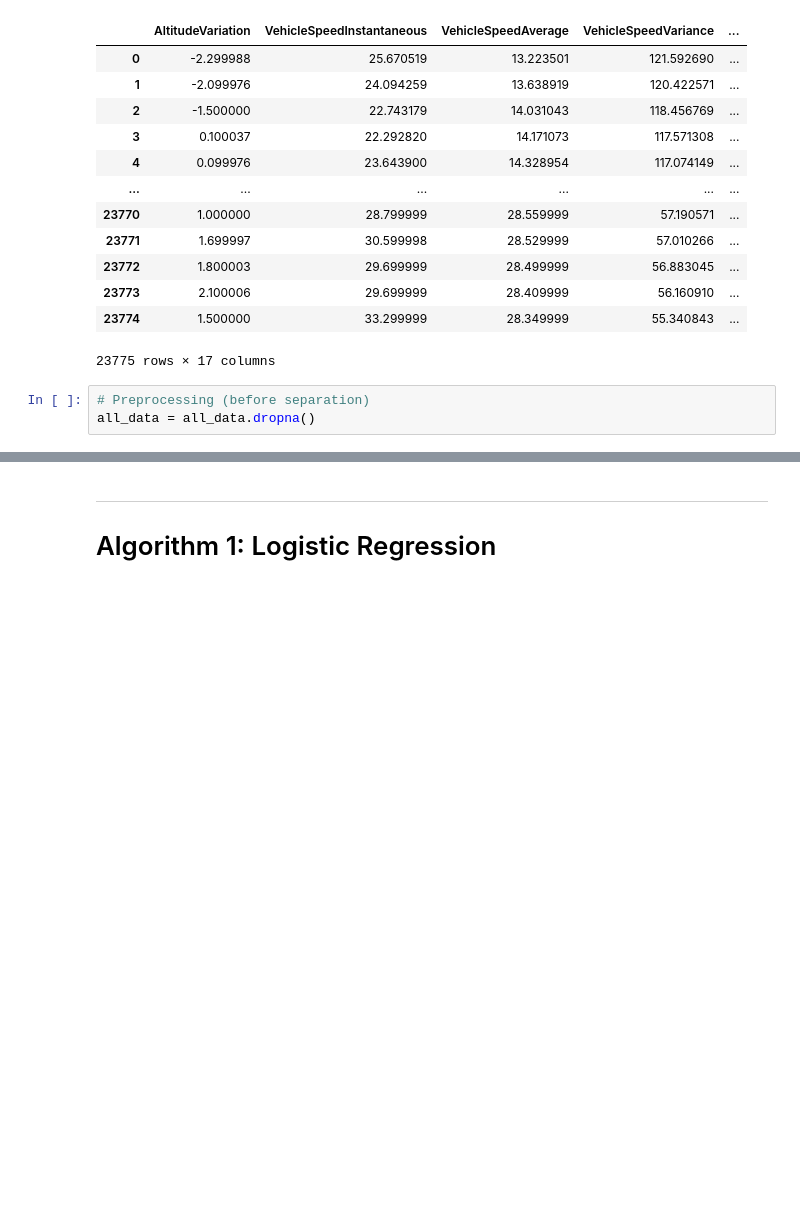
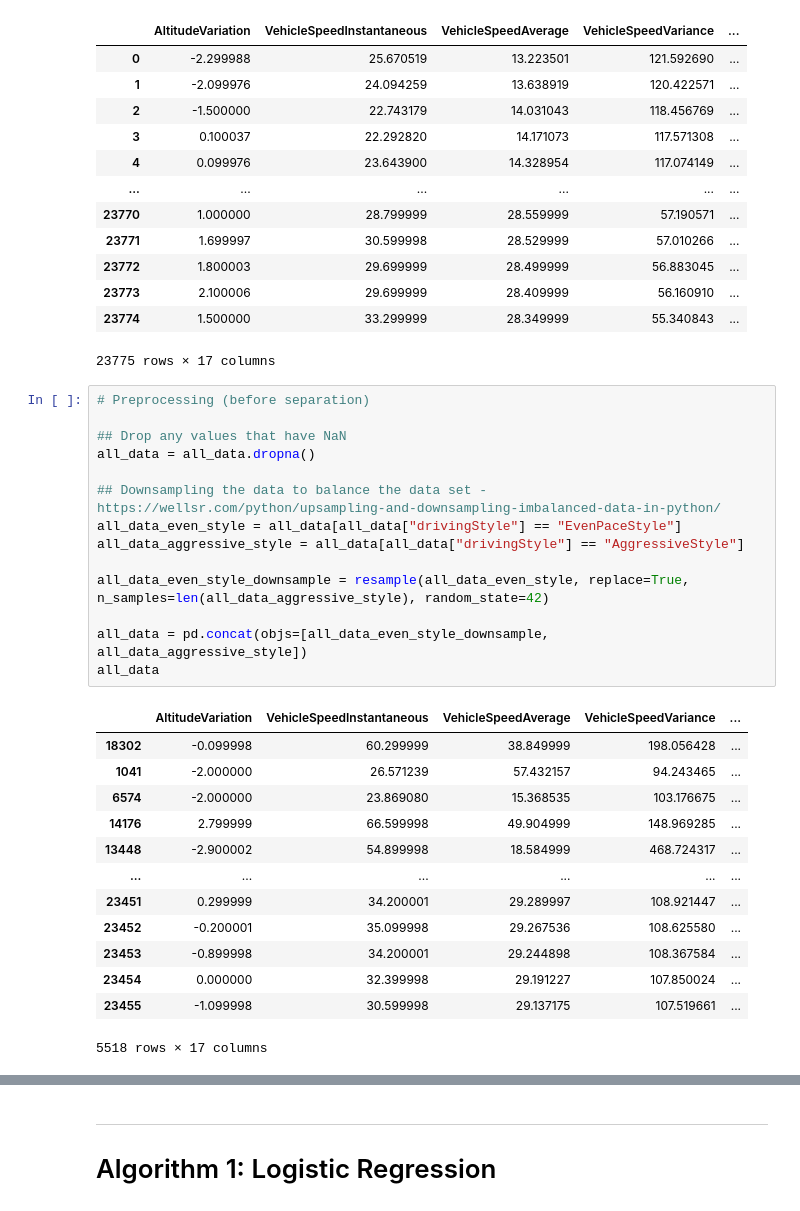
Before and after one commit to duechayapolgmit/gbui-projects-2024, a Jupyter notebook: assignment-1/development.ipynb, the cells around one changed output, grey strips where cells are left out. Saved outputs shown, nothing was run; the diff lists cells and outputs as text; blank space fills up the shorter version.

```diff
--- a/assignment-1/development.ipynb
+++ b/assignment-1/development.ipynb
@@ -38,8 +38,33 @@ all_data
 | 23773 | 2.100006 | 29.699999 | 28.409999 | 56.160910 | ... |
 | 23774 | 1.500000 | 33.299999 | 28.349999 | 55.340843 | ... |
 23775 rows × 17 columns
-# %%
-# Preprocessing (before separation)
-all_data = all_data.dropna()
+# %%
+# Preprocessing (before separation)
+
+## Drop any values that have NaN
+all_data = all_data.dropna()
+
+## Downsampling the data to balance the data set - https://wellsr.com/python/upsampling-and-downsampling-imbalanced-data-in-python/
+all_data_even_style = all_data[all_data["drivingStyle"] == "EvenPaceStyle"]
+all_data_aggressive_style = all_data[all_data["drivingStyle"] == "AggressiveStyle"]
+
+all_data_even_style_downsample = resample(all_data_even_style, replace=True, n_samples=len(all_data_aggressive_style), random_state=42)
+
+all_data = pd.concat(objs=[all_data_even_style_downsample, all_data_aggressive_style])
+all_data
+# %% [output]
+|  | AltitudeVariation | VehicleSpeedInstantaneous | VehicleSpeedAverage | VehicleSpeedVariance | ... |
+| 18302 | -0.099998 | 60.299999 | 38.849999 | 198.056428 | ... |
+| 1041 | -2.000000 | 26.571239 | 57.432157 | 94.243465 | ... |
+| 6574 | -2.000000 | 23.869080 | 15.368535 | 103.176675 | ... |
+| 14176 | 2.799999 | 66.599998 | 49.904999 | 148.969285 | ... |
+| 13448 | -2.900002 | 54.899998 | 18.584999 | 468.724317 | ... |
+| ... | ... | ... | ... | ... | ... |
+| 23451 | 0.299999 | 34.200001 | 29.289997 | 108.921447 | ... |
+| 23452 | -0.200001 | 35.099998 | 29.267536 | 108.625580 | ... |
+| 23453 | -0.899998 | 34.200001 | 29.244898 | 108.367584 | ... |
+| 23454 | 0.000000 | 32.399998 | 29.191227 | 107.850024 | ... |
+| 23455 | -1.099998 | 30.599998 | 29.137175 | 107.519661 | ... |
+5518 rows × 17 columns
 # %%
 # Determine X (input) and y (output) - y in this case, will be drivingStyle
```
Also changed, not shown: parts of 14 cells of this notebook.
